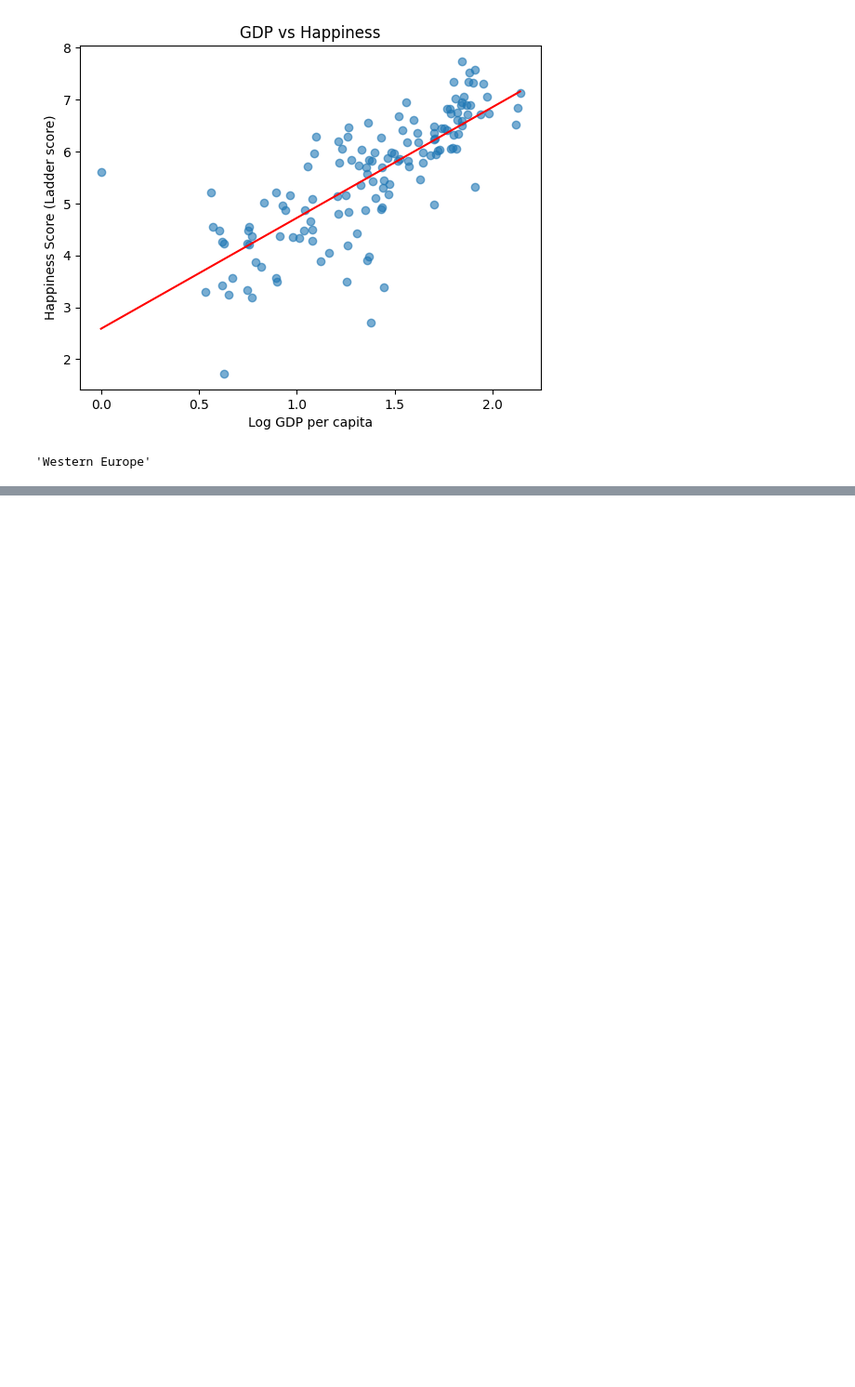
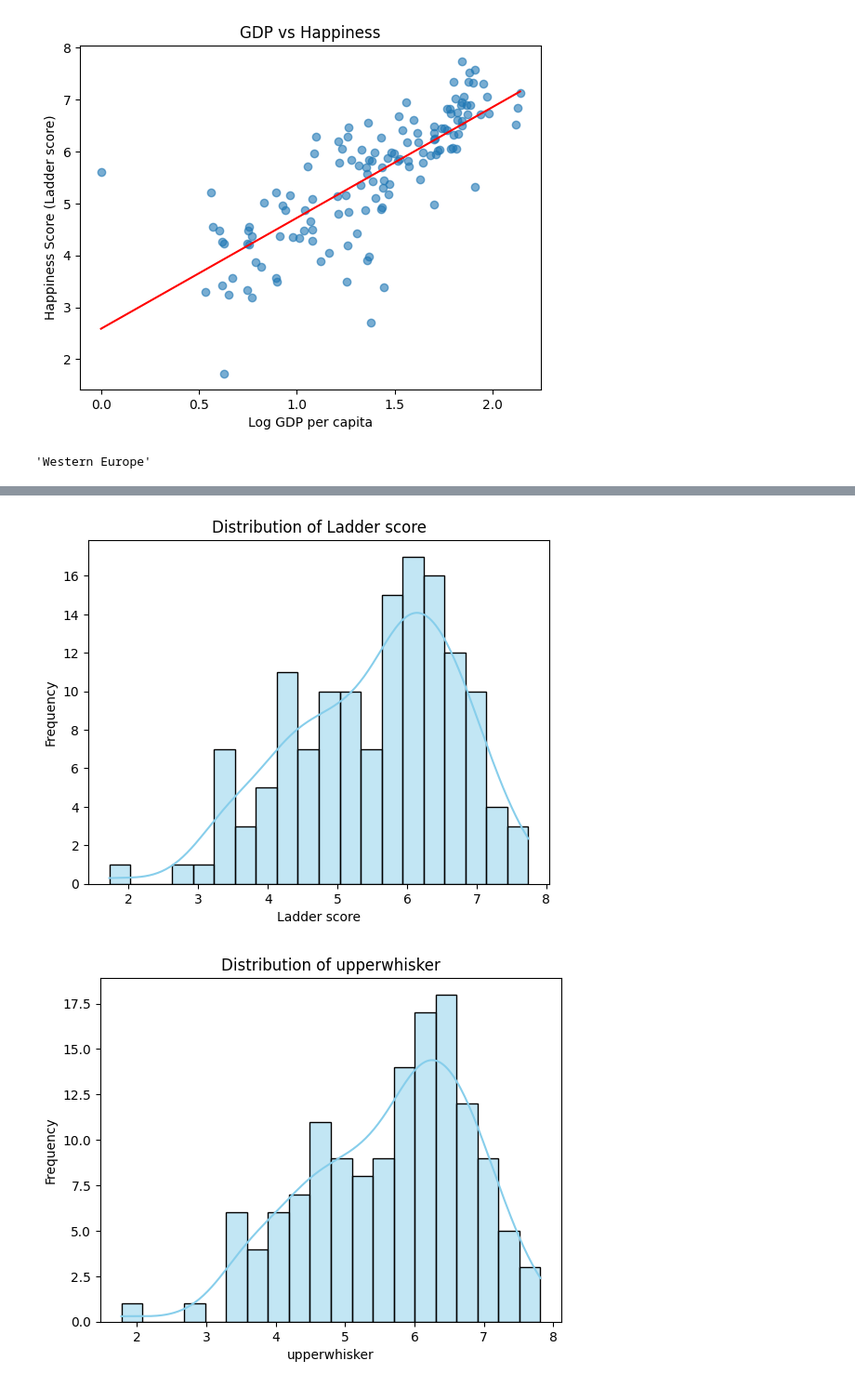
Before and after one commit to Vetriagilan/project-implementation, a Jupyter notebook: project_implementation.ipynb, the cells around one changed output, grey strips where cells are left out. Shown at 93% size. Drawn from its saved outputs; the diff is of its cells as text; code cells hidden in the pictures; blank space fills up the shorter version.

```diff
--- a/project_implementation.ipynb
+++ b/project_implementation.ipynb
@@ -424,3 +432,6 @@ plt.show()
 df.groupby('Regional indicator')['Healthy life expectancy'].mean().idxmax()
 # %% [output]
 'Western Europe'
+# %%
+numeric_cols=df.select_dtypes(include=np.number)
+numeric_cols
@@ -426,0 +452,11 @@ df.groupby('Regional indicator')['Healthy life expectancy'].mean().idxmax()
+# %%
+for col in numeric_cols.columns:
+    plt.figure()
+    sns.histplot(numeric_cols[col].dropna(), bins=20, color='skyblue', edgecolor='black',kde=True)
+    plt.title(f'Distribution of {col}')
+    plt.xlabel(col)
+    plt.ylabel('Frequency')
+    plt.show()
+# %% [output]
+[figure, added]
+[figure, added]
```
Also changed, not shown: parts of 4 cells of this notebook.
